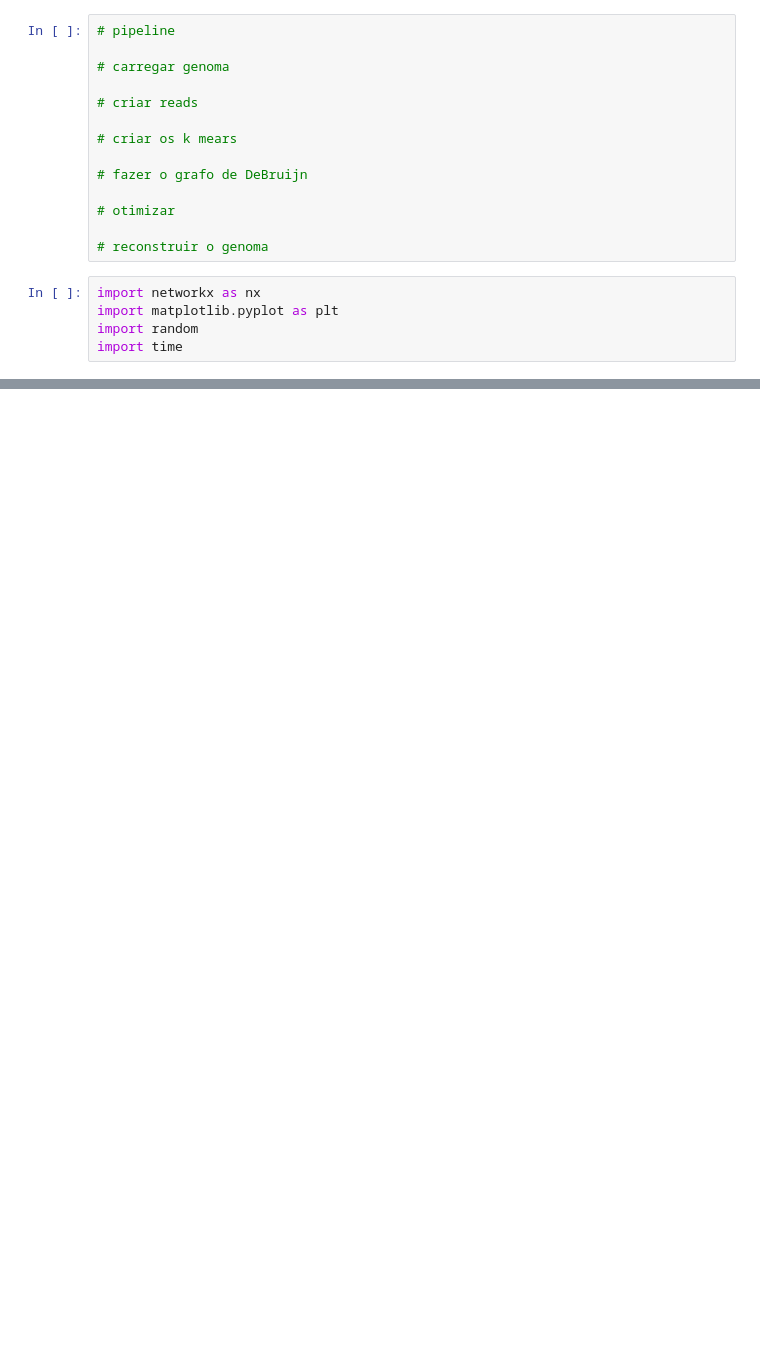
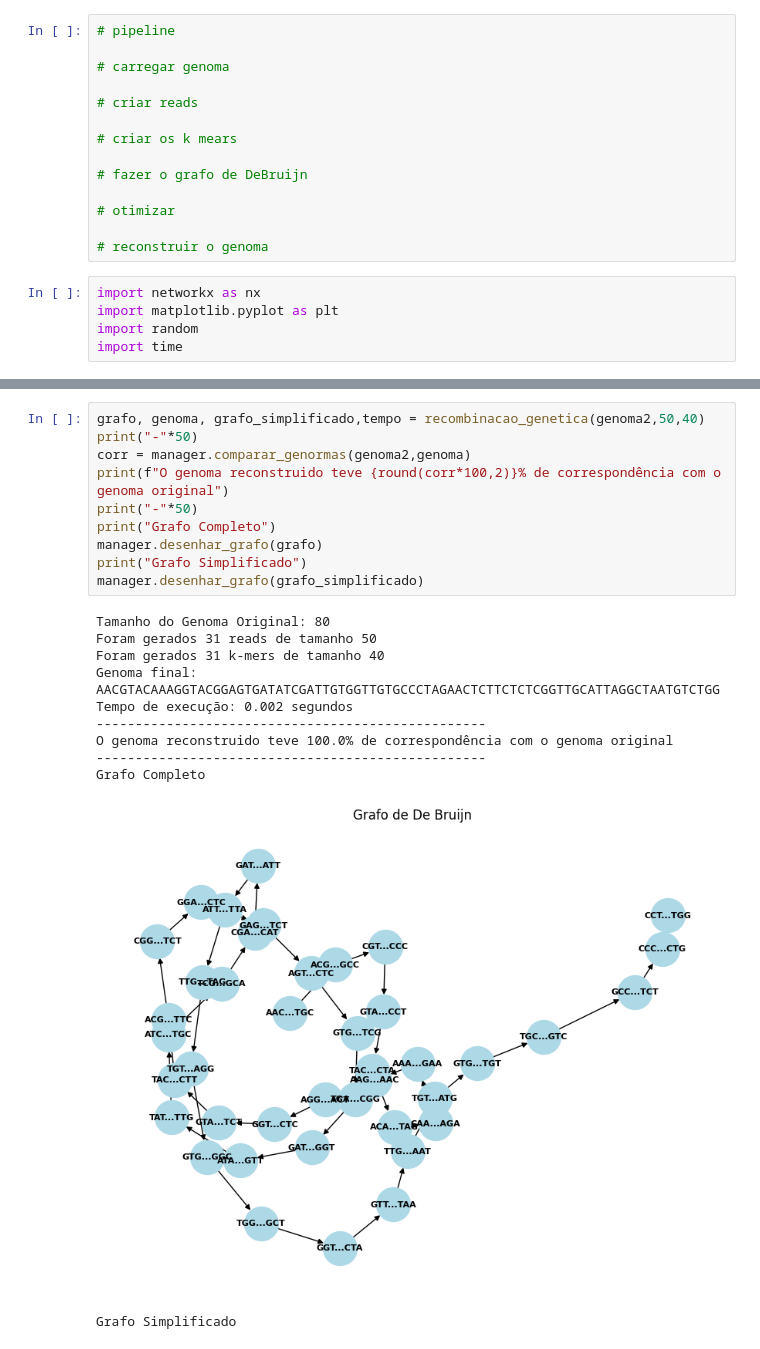
Before and after one commit to Arthurfpmaciel/DeBruijnGraph, a Jupyter notebook: teste.ipynb, the cells around one changed output, grey strips where cells are left out. Cells and saved outputs as stored; diff of their text form; blank space fills up the shorter version.

```diff
--- a/teste.ipynb
+++ b/teste.ipynb
@@ -234,0 +257,22 @@ plt.show()
+# %%
+grafo, genoma, grafo_simplificado,tempo = recombinacao_genetica(genoma2,50,40)
+print("-"*50)
+corr = manager.comparar_genormas(genoma2,genoma)
+print(f"O genoma reconstruido teve {round(corr*100,2)}% de correspondência com o genoma original")
+print("-"*50)
+print("Grafo Completo")
+manager.desenhar_grafo(grafo)
+print("Grafo Simplificado")
+manager.desenhar_grafo(grafo_simplificado)
+# %% [output]
+Tamanho do Genoma Original: 80
+Foram gerados 31 reads de tamanho 50
+Foram gerados 31 k-mers de tamanho 40
+Genoma final: AACGTACAAAGGTACGGAGTGATATCGATTGTGGTTGTGCCCTAGAACTCTTCTCTCGGTTGCATTAGGCTAATGTCTGG
+Tempo de execução: 0.002 segundos
+--------------------------------------------------
+O genoma reconstruido teve 100.0% de correspondência com o genoma original
+--------------------------------------------------
+Grafo Completo
+[figure, added]
+Grafo Simplificado
```
Also changed, not shown: parts of 13 cells of this notebook, 6 other files.
